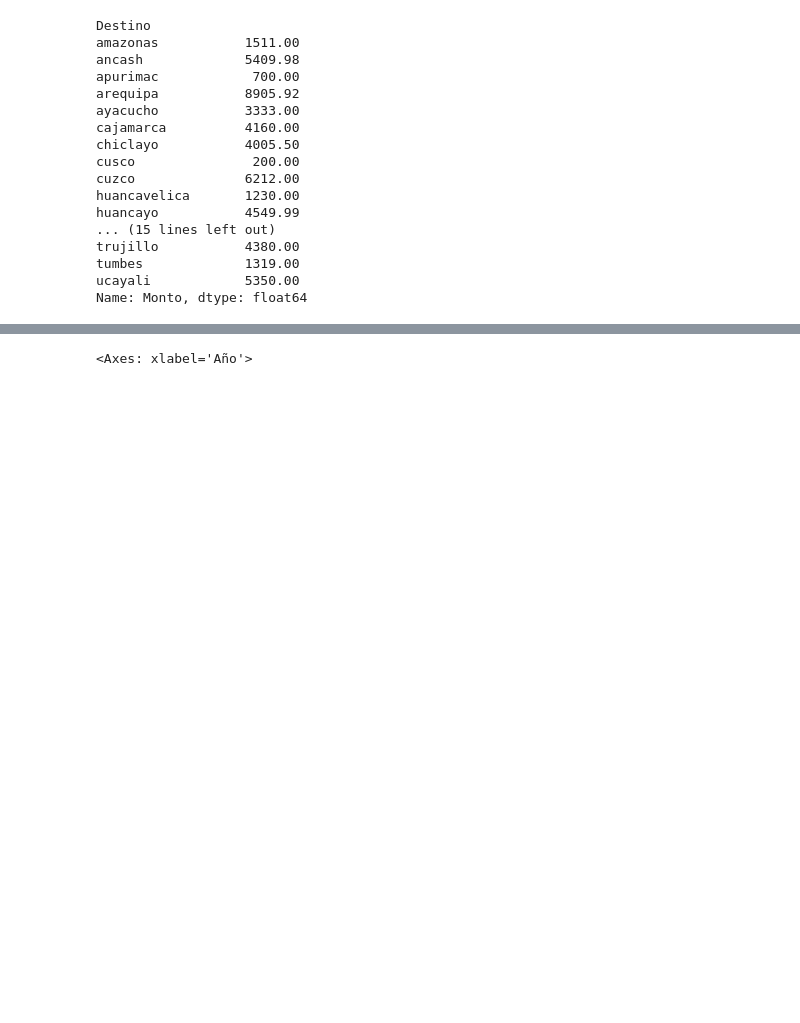
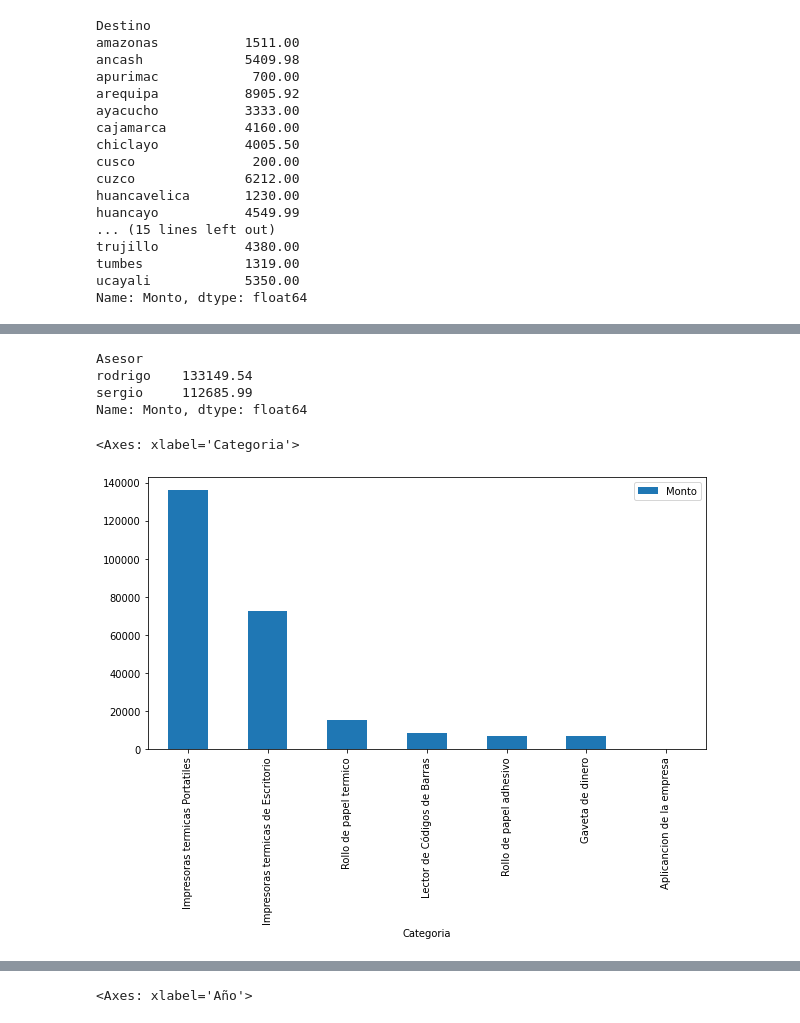
Before and after one commit to paolojc28/Proyecto_data_science, a Jupyter notebook: proyecto.ipynb, the cells around one changed output, grey strips where cells are left out. Saved outputs shown, nothing was run; the diff lists cells and outputs as text; code cells hidden in the pictures; blank space fills up the shorter version.

```diff
--- a/proyecto.ipynb
+++ b/proyecto.ipynb
@@ -445,0 +412,14 @@ Name: Monto, dtype: float64
+# %%
+sum_monto_asesor
+# %% [output]
+Asesor
+rodrigo    133149.54
+sergio     112685.99
+Name: Monto, dtype: float64
+# %%
+sum_monto_des= datos.groupby("Categoria").sum()["Monto"]
+sum_monto_des.reset_index().sort_values(by="Monto", ascending=False).iloc[0:10].plot(kind="bar", x="Categoria" , y ="Monto",
+             figsize=(10,5))
+# %% [output]
+<Axes: xlabel='Categoria'>
+[figure, added]
```
Also changed, not shown: parts of 34 cells of this notebook, 1 other file.
